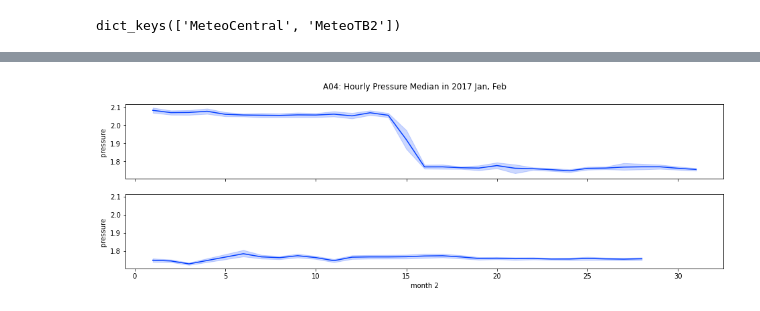
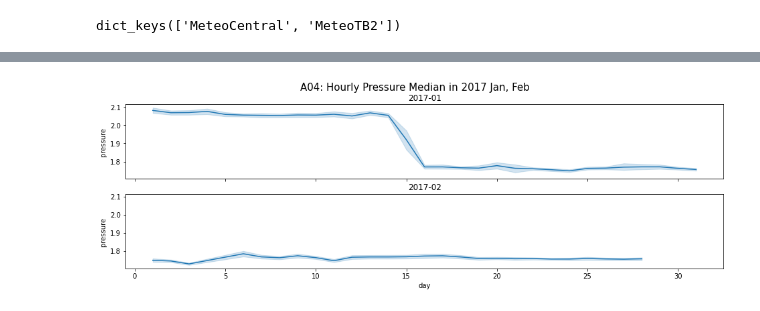
Before and after one commit to jayZhu1020/Columbia-Capstone, a Jupyter notebook: Exploratory_Data_Analysis.ipynb, the cells around one changed output, grey strips where cells are left out. Saved outputs shown, nothing was run; the diff lists cells and outputs as text; code cells hidden in the pictures.

```diff
--- a/Exploratory_Data_Analysis.ipynb
+++ b/Exploratory_Data_Analysis.ipynb
@@ -131,20 +133,21 @@ scatter_day_data_in_year(pressure_data['A04'], weather_data['MeteoTB2'], 2017)
 # %%
 def plot_day_data_in_year(df, year):
   year_data = df[df['year'] == year]
   fig, axes = plt.subplots(2, 1, figsize=(16, 4.5), sharex=True, sharey=True)
   for month in range(1, 3):
     month_data = year_data[year_data['month'] == month][['day', 'hour', 'Data']]
     daily_min = month_data.groupby(['day', 'hour']).min()
     daily_max = month_data.groupby(['day', 'hour']).max()
     daily_median = month_data.groupby(['day', 'hour']).median()
     daily_variance = month_data.groupby(['day', 'hour']).var()
     plot = sns.lineplot(ax=axes[month-1], data=daily_median, x='day', y='Data')
     # plot.set_xticks(range(1,len(daily_median))) # <--- set the ticks first
-    axes[month-1].set(xlabel="month "+str(month))
+    axes[month-1].set_title("2017-0"+str(month))
+    axes[month-1].set(xlabel="day")
     axes[month-1].set(ylabel="pressure ")
 
-  fig.suptitle('A04: Hourly Pressure Median in 2017 Jan, Feb')
+  fig.suptitle('A04: Hourly Pressure Median in 2017 Jan, Feb', fontsize = 15)
 plot_day_data_in_year(pressure_data['A04'], 2017)
 # weather_data['MeteoCentral']
 # %% [output]
-[figure, old version]
+[figure, new version]
```
Also changed, not shown: parts of 2 cells of this notebook.
